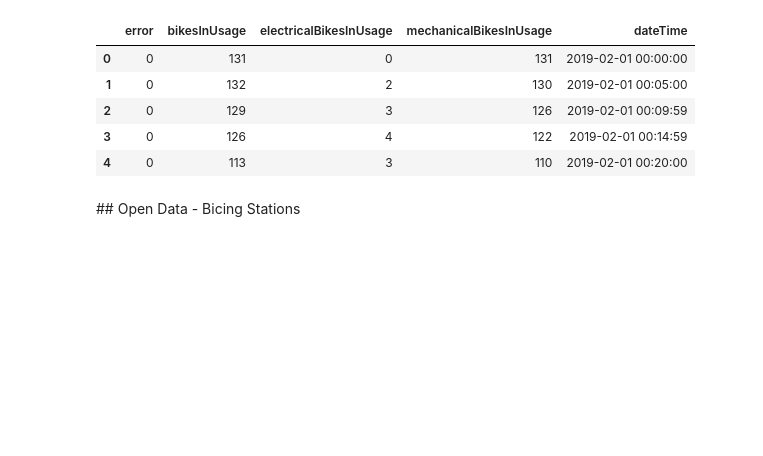
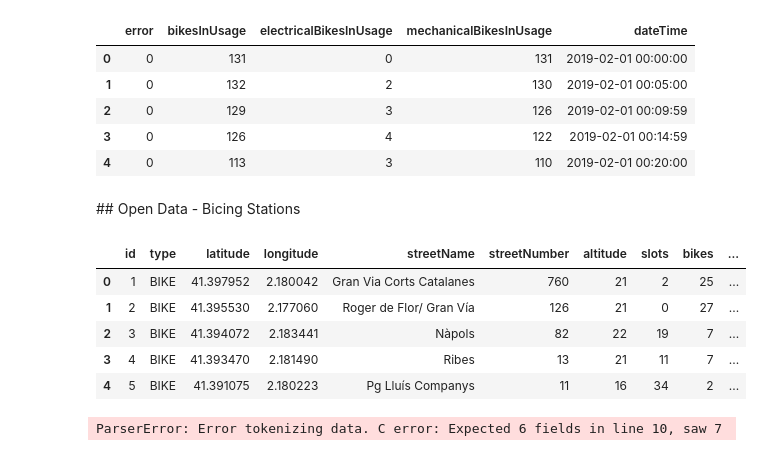
Before and after one commit to jonathan9879/barcelona_data, a Jupyter notebook: Data_tables.ipynb, the cells around one changed output. Drawn from its saved outputs; the diff is of its cells as text; code cells hidden in the pictures; blank space fills up the shorter version.

Commit message:
Added bicing stations from open data

```diff
--- a/Data_tables.ipynb
+++ b/Data_tables.ipynb
@@ -258,3 +258,18 @@ bicing_usage0219.head()
 | 4 | 0 | 113 | 3 | 110 | 2019-02-01 00:20:00 |
 # %% [markdown]
 ## Open Data - Bicing Stations
+# %%
+bicing_stations0818 = pd.read_csv('https://opendata-ajuntament.barcelona.cat/resources/bcn/2018_08_Agost_BICING_ESTACIONS.csv')
+bicing_stations0818.head()
+# %% [output]
+|  | id | type | latitude | longitude | streetName | streetNumber | altitude | slots | bikes | ... |
+| 0 | 1 | BIKE | 41.397952 | 2.180042 | Gran Via Corts Catalanes | 760 | 21 | 2 | 25 | ... |
+| 1 | 2 | BIKE | 41.395530 | 2.177060 | Roger de Flor/ Gran Vía | 126 | 21 | 0 | 27 | ... |
+| 2 | 3 | BIKE | 41.394072 | 2.183441 | Nàpols | 82 | 22 | 19 | 7 | ... |
+| 3 | 4 | BIKE | 41.393470 | 2.181490 | Ribes | 13 | 21 | 11 | 7 | ... |
+| 4 | 5 | BIKE | 41.391075 | 2.180223 | Pg Lluís Companys | 11 | 16 | 34 | 2 | ... |
+# %%
+bicing_stations0918 = pd.read_csv('https://opendata-ajuntament.barcelona.cat/resources/bcn/2018_09_Setembre_BICING_ESTACIONS.csv')
+bicing_stations0918.head()
+# %% [output]
+ParserError: Error tokenizing data. C error: Expected 6 fields in line 10, saw 7
```
Also changed, not shown: parts of 4 cells of this notebook.
